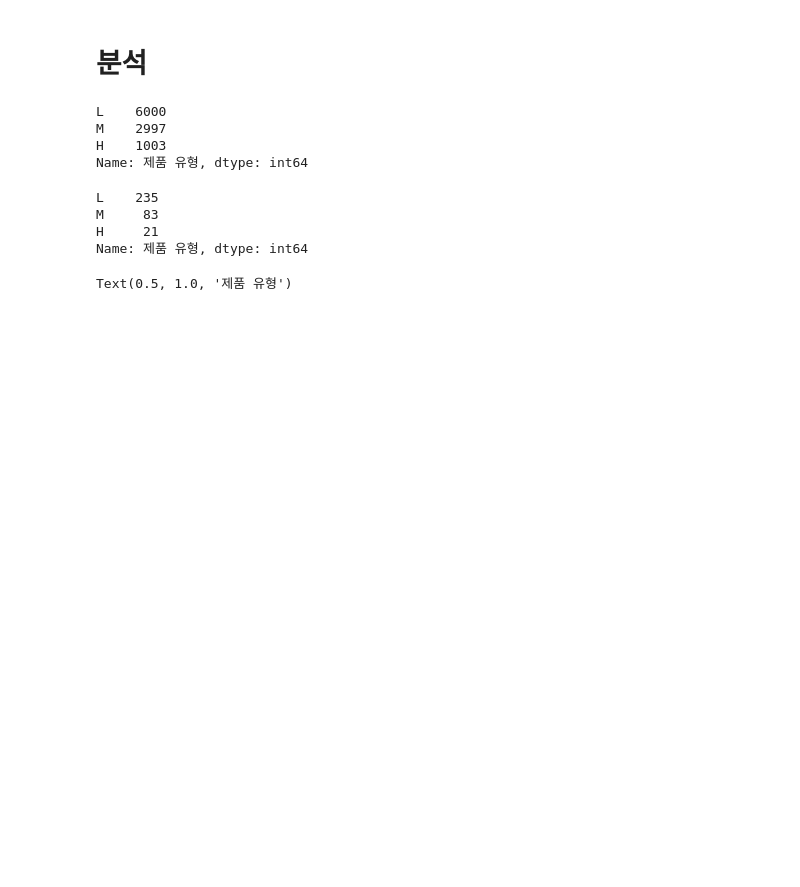
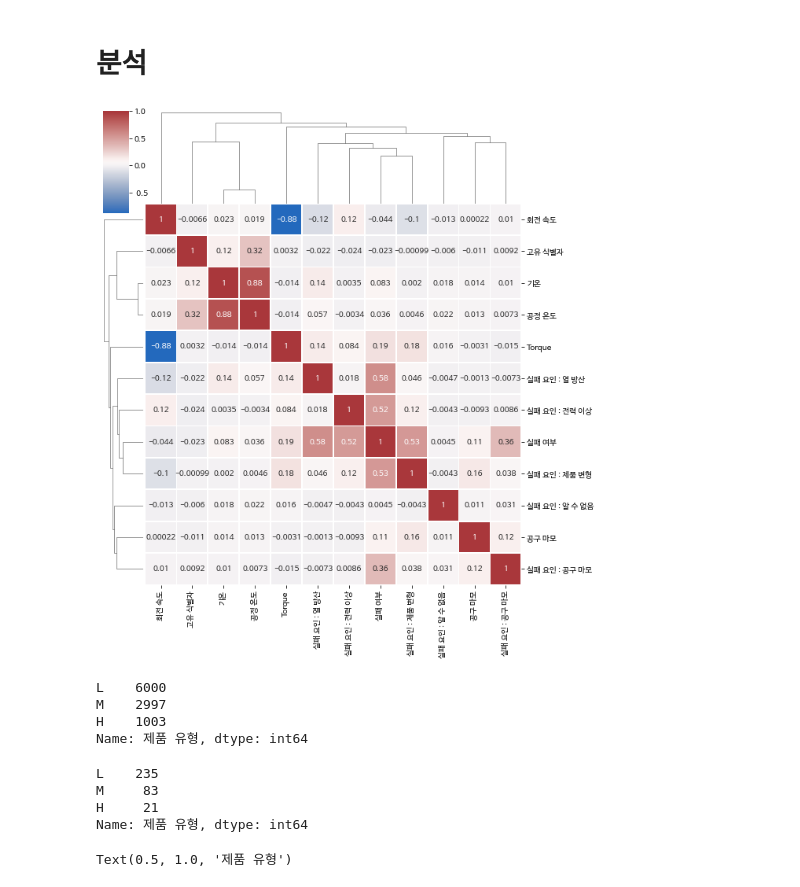
Before and after one commit to cesong2/Display-Sensor, a Jupyter notebook: Predictive_Maintenance.ipynb, the cells around one changed output. Cells and saved outputs as stored; diff of their text form; code cells hidden in the pictures; blank space fills up the shorter version.

```diff
--- a/Predictive_Maintenance.ipynb
+++ b/Predictive_Maintenance.ipynb
@@ -186,2 +201,8 @@ plt.show()
 # %% [markdown]
 # 분석
+# %%
+# 변인들 간의 상관관계
+sns.clustermap(df.corr(), cmap = "vlag", dendrogram_ratio = (0.1, 0.2), annot = True, linewidths = .8, figsize = (9,10))
+plt.show()
+# %% [output]
+[figure, added]
```
Also changed, not shown: parts of 11 cells of this notebook.
